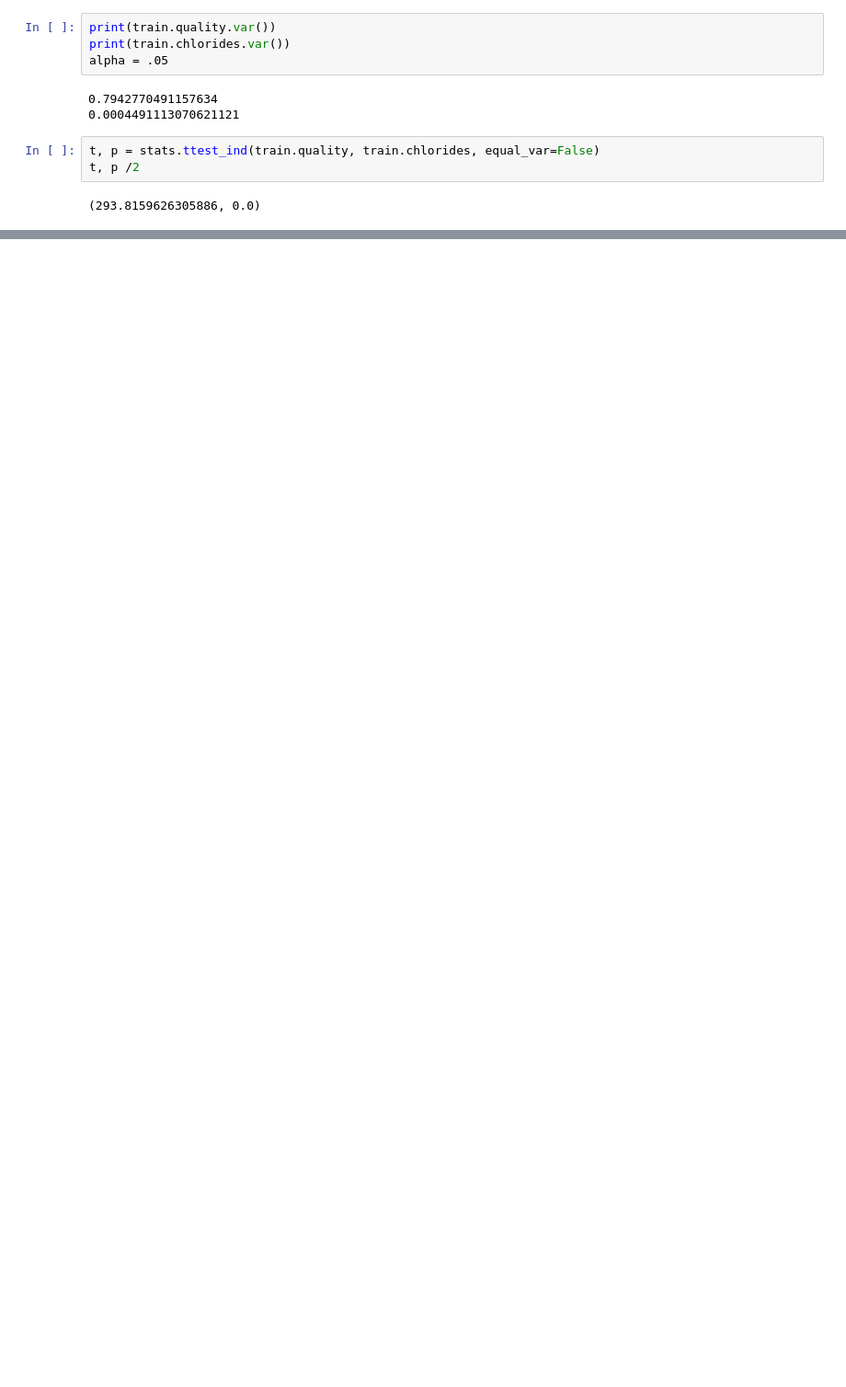
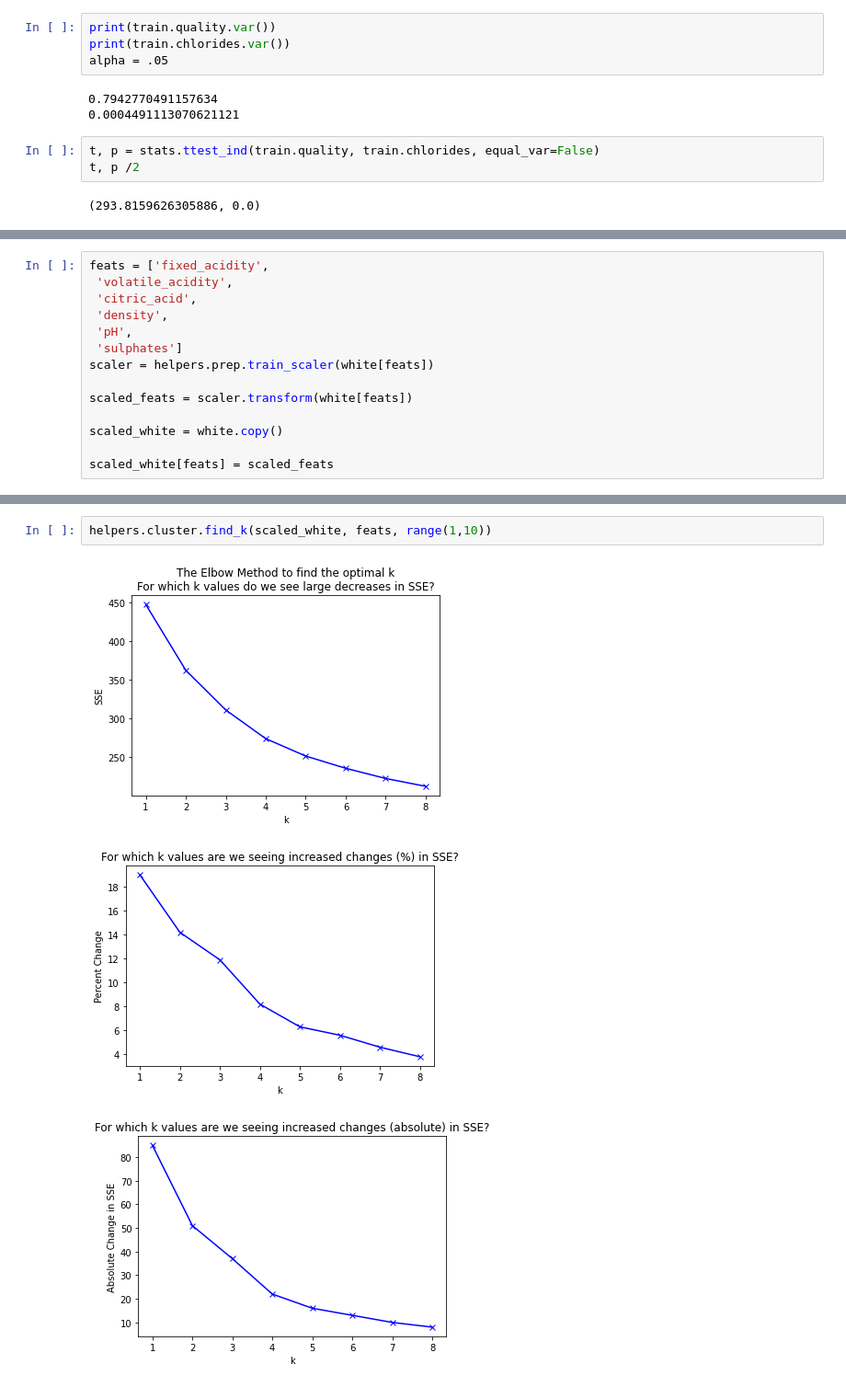
Before and after one commit to MrEnigmamgine/jtl_wine_quality, a Jupyter notebook: Luis_working_notebook.ipynb, the cells around one changed output, grey strips where cells are left out. Shown at 92% size. Drawn from its saved outputs; the diff is of its cells as text; blank space fills up the shorter version.

```diff
--- a/Luis_working_notebook.ipynb
+++ b/Luis_working_notebook.ipynb
@@ -348,0 +431,14 @@ t, p /2
+# %%
+feats = ['fixed_acidity',
+ 'volatile_acidity',
+ 'citric_acid',
+ 'density',
+ 'pH',
+ 'sulphates']
+scaler = helpers.prep.train_scaler(white[feats])
+
+scaled_feats = scaler.transform(white[feats])
+
+scaled_white = white.copy()
+
+scaled_white[feats] = scaled_feats
@@ -348,0 +449,6 @@ t, p /2
+# %%
+helpers.cluster.find_k(scaled_white, feats, range(1,10))
+# %% [output]
+[figure, added]
+[figure, added]
+[figure, added]
```
Also changed, not shown: parts of 17 cells of this notebook.
